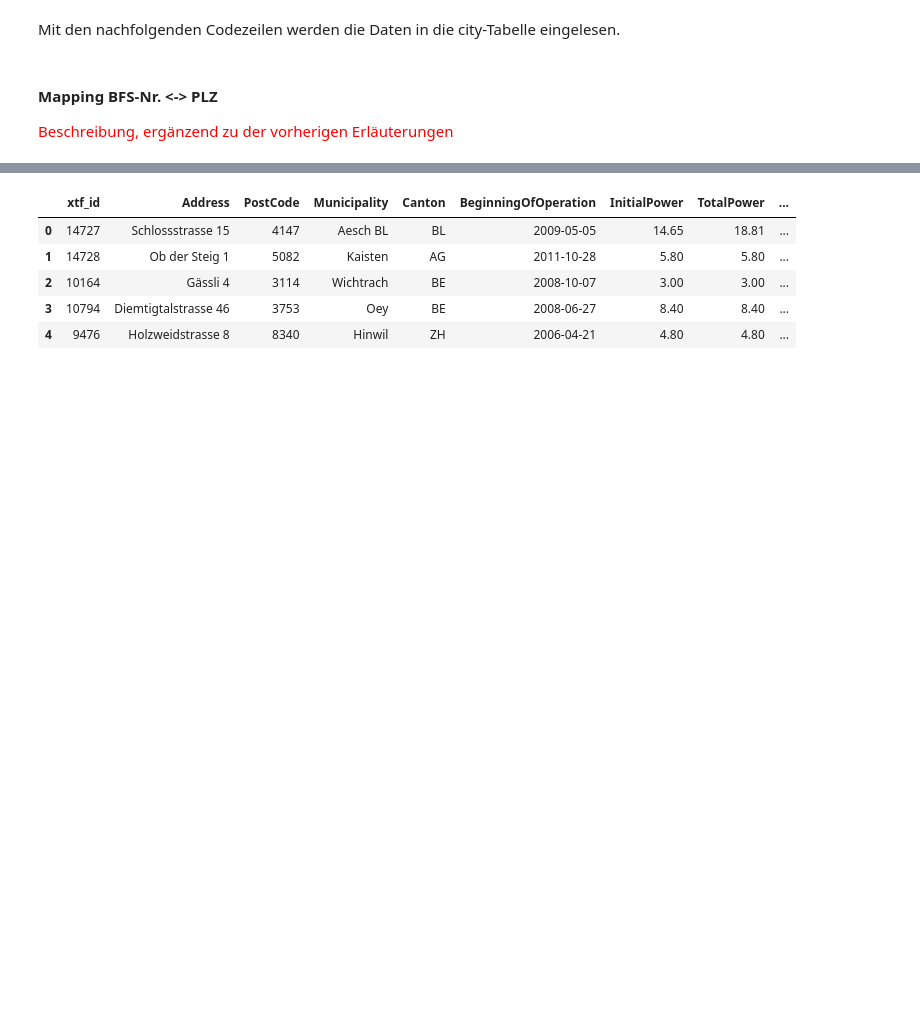
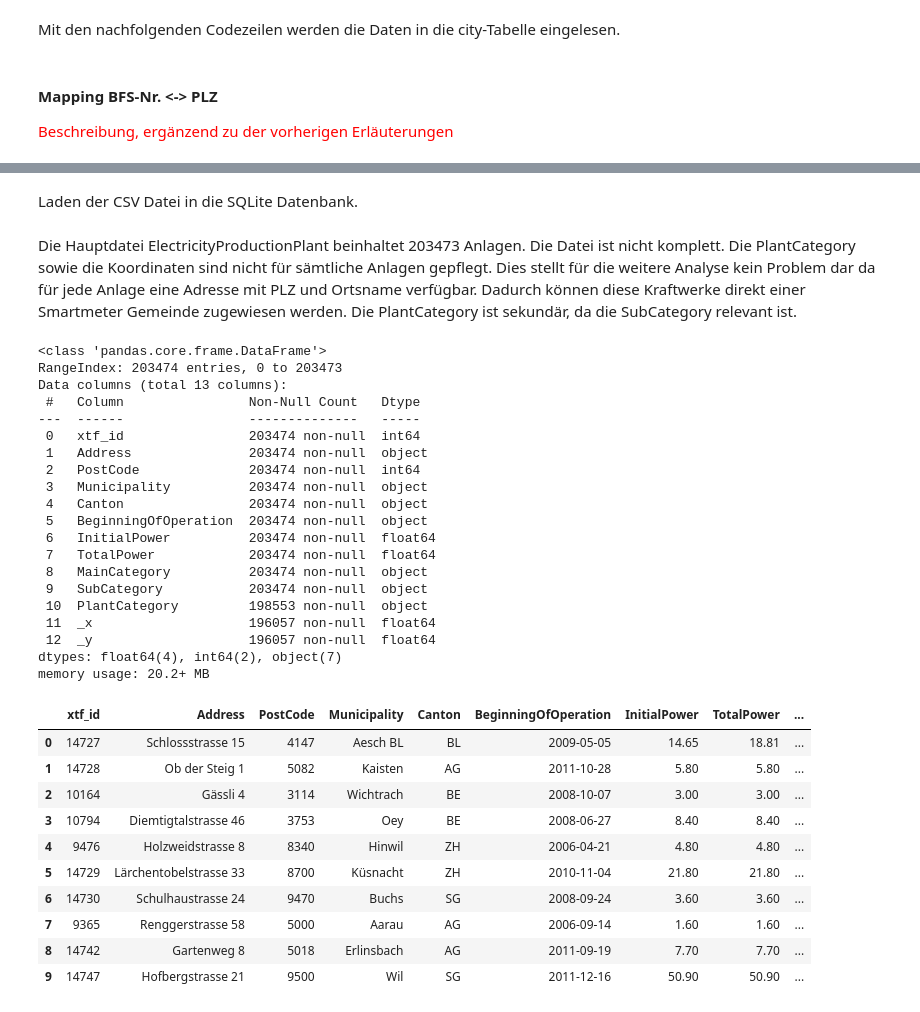
Before and after one commit to 7Horizon/BINA-CaseStudy, a Jupyter notebook: bina_dataimport.ipynb, the cells around one changed output, grey strips where cells are left out. Cells and saved outputs as stored; diff of their text form; code cells hidden in the pictures; blank space fills up the shorter version.

```diff
--- a/bina_dataimport.ipynb
+++ b/bina_dataimport.ipynb
@@ -379,4 +410,6 @@ subCategory.head(100)
 | 7 | subcat_8 | Erdgas | Gaz naturel | Gas naturale | Natural gas |
 | 8 | subcat_9 | Kohle | Charbon | Carbone | Coal |
 | 9 | subcat_10 | Abfälle | Déchets | Rifiuti | Waste |
+# %% [markdown]
+Laden der CSV Datei in die SQLite Datenbank.
 # %%
@@ -391,15 +423,42 @@ for index, row in subCategory.iterrows():
     cursor.execute(sql)
 
 connection.commit()
+# %% [markdown]
+Die Hauptdatei ElectricityProductionPlant beinhaltet 203473 Anlagen. Die Datei ist nicht komplett. Die PlantCategory sowie die Koordinaten sind nicht für sämtliche Anlagen gepflegt. Dies stellt für die weitere Analyse kein Problem dar da für jede Anlage eine Adresse mit PLZ und Ortsname verfügbar. Dadurch können diese Kraftwerke direkt einer Smartmeter Gemeinde zugewiesen werden. Die PlantCategory ist sekundär, da die SubCategory relevant ist.
 # %%
 # Importieren der Solar Kraftanlagen
 electricityProductionPlant = pd.read_csv("./DATA/solar_powerplants/ElectricityProductionPlant.csv", delimiter=",")
-electricityProductionPlant.replace(np.nan, "NULL", inplace=True)
-electricityProductionPlant.head()
+electricityProductionPlant.info()
+electricityProductionPlant.head(10)
 # %% [output]
+<class 'pandas.core.frame.DataFrame'>
+RangeIndex: 203474 entries, 0 to 203473
+Data columns (total 13 columns):
+ #   Column                Non-Null Count   Dtype
+---  ------                --------------   -----
+ 0   xtf_id                203474 non-null  int64
+ 1   Address               203474 non-null  object
+ 2   PostCode              203474 non-null  int64
+ 3   Municipality          203474 non-null  object
+ 4   Canton                203474 non-null  object
+ 5   BeginningOfOperation  203474 non-null  object
+ 6   InitialPower          203474 non-null  float64
+ 7   TotalPower            203474 non-null  float64
+ 8   MainCategory          203474 non-null  object
+ 9   SubCategory           203474 non-null  object
+ 10  PlantCategory         198553 non-null  object
+ 11  _x                    196057 non-null  float64
+ 12  _y                    196057 non-null  float64
+dtypes: float64(4), int64(2), object(7)
+memory usage: 20.2+ MB
 |  | xtf_id | Address | PostCode | Municipality | Canton | BeginningOfOperation | InitialPower | TotalPower | ... |
 | 0 | 14727 | Schlossstrasse 15 | 4147 | Aesch BL | BL | 2009-05-05 | 14.65 | 18.81 | ... |
 | 1 | 14728 | Ob der Steig 1 | 5082 | Kaisten | AG | 2011-10-28 | 5.80 | 5.80 | ... |
 | 2 | 10164 | Gässli 4 | 3114 | Wichtrach | BE | 2008-10-07 | 3.00 | 3.00 | ... |
 | 3 | 10794 | Diemtigtalstrasse 46 | 3753 | Oey | BE | 2008-06-27 | 8.40 | 8.40 | ... |
 | 4 | 9476 | Holzweidstrasse 8 | 8340 | Hinwil | ZH | 2006-04-21 | 4.80 | 4.80 | ... |
+| 5 | 14729 | Lärchentobelstrasse 33 | 8700 | Küsnacht | ZH | 2010-11-04 | 21.80 | 21.80 | ... |
+| 6 | 14730 | Schulhaustrasse 24 | 9470 | Buchs | SG | 2008-09-24 | 3.60 | 3.60 | ... |
+| 7 | 9365 | Renggerstrasse 58 | 5000 | Aarau | AG | 2006-09-14 | 1.60 | 1.60 | ... |
+| 8 | 14742 | Gartenweg 8 | 5018 | Erlinsbach | AG | 2011-09-19 | 7.70 | 7.70 | ... |
+| 9 | 14747 | Hofbergstrasse 21 | 9500 | Wil | SG | 2011-12-16 | 50.90 | 50.90 | ... |
```
Also changed, not shown: parts of 16 cells of this notebook.
